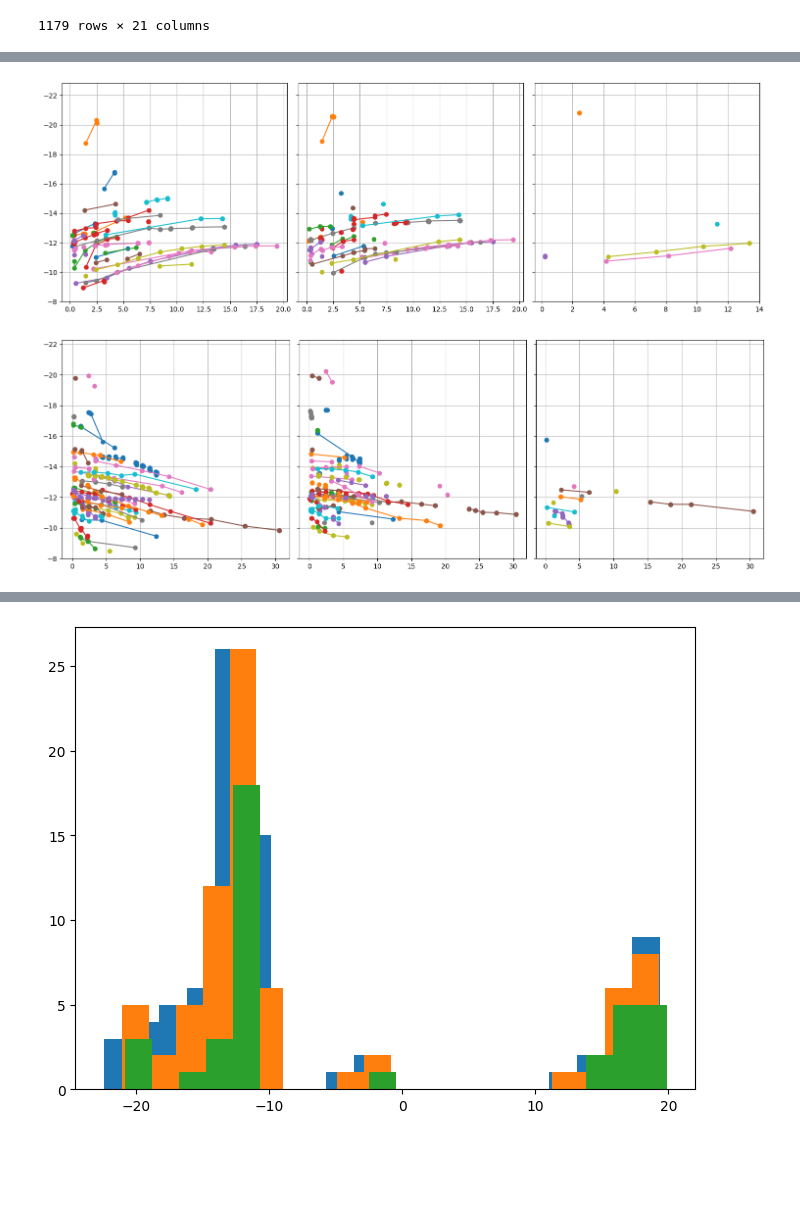
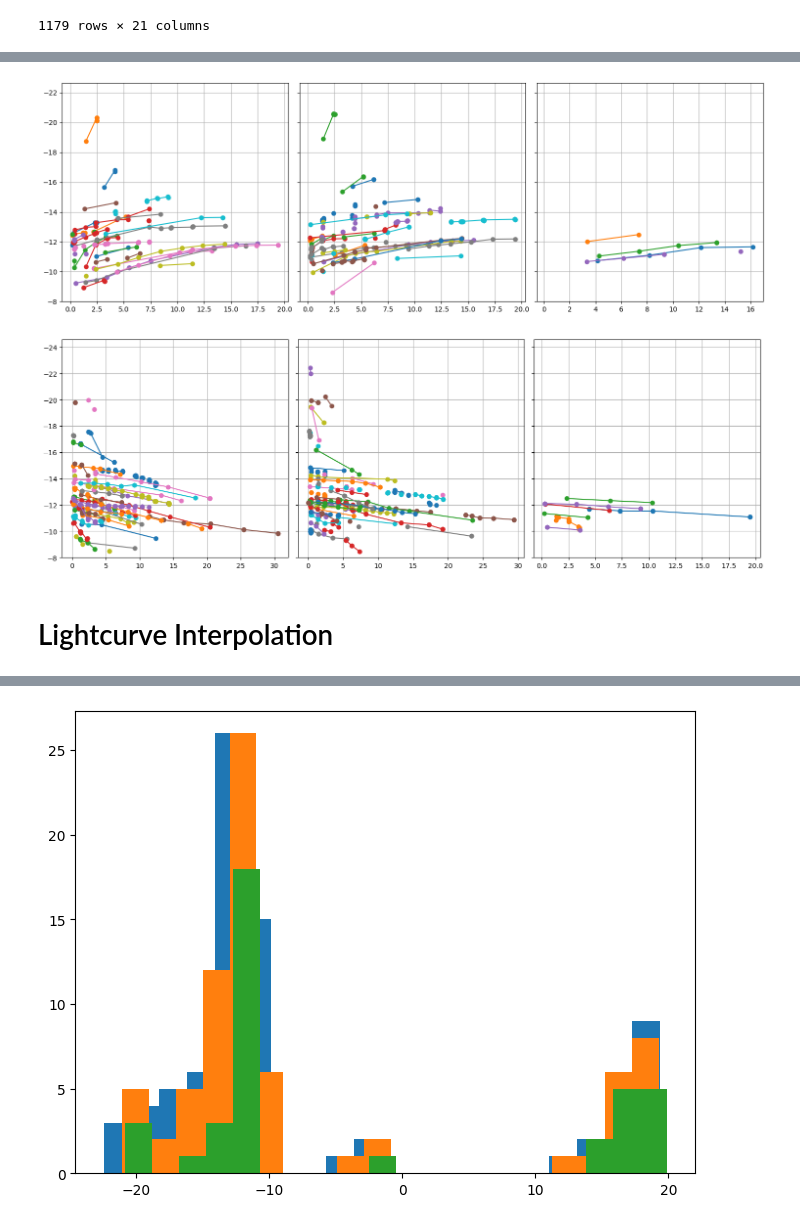
Before and after one commit to tylerbarna/kn-imposters, a Jupyter notebook: hq_candidates.ipynb, the cells around one changed output, grey strips where cells are left out. Drawn from its saved outputs; the diff is of its cells as text; code cells hidden in the pictures; blank space fills up the shorter version.

```diff
--- a/hq_candidates.ipynb
+++ b/hq_candidates.ipynb
@@ -173,10 +190,13 @@ display(zlc_dict['ZTF18aakuewf'][zlc_dict['ZTF18aakuewf']['absmag'].notnull()])
 fig, ax = plt.subplots(nrows=1, ncols=3, figsize=(15, 5), sharey=True)
 
 for key, value in zlc_dict.items():
+    # print(key)
     for i, filt in enumerate(['ztfg', 'ztfr', 'ztfi']):
         filt_val = value[value['filter'] == filt]
         # print(df_eval[df_eval['object'] == key][f'{filter}_rise'])
-        rise_times = df_eval[df_eval['object'] == key][f'{filter}_rise'].values[0]
+        # print(df_eval.columns)
+        # print(f'{filt}_rise')
+        rise_times = df_eval[df_eval['object'] == key][f'{filt}_rise'].values[0]
         #print(rise_times)
         if type(rise_times) != str:
             continue
@@ -195,28 +215,30 @@ for key, value in zlc_dict.items():
 fig.tight_layout();
 plt.show();
 # %% [output]
-[figure, old version]
+[figure, new version]
 # %%
 fig, ax = plt.subplots(nrows=1, ncols=3, figsize=(15, 5), sharey=True)
 
 for key, value in zlc_dict.items():
     for i, filt in enumerate(['ztfg', 'ztfr', 'ztfi']):
         filt_val = value[value['filter'] == filt]
         # print(df_eval[df_eval['object'] == key][f'{filter}_fade'])
-        fade_times = df_eval[df_eval['object'] == key][f'{filter}_fade'].values[0]
+        fade_times = df_eval[df_eval['object'] == key][f'{filt}_fade'].values[0]
         #print(fade_times)
         if type(fade_times) != str:
             continue
         fade_start, fade_end = fade_times.split('-')
         fade_start, fade_end = float(fade_start), float(fade_end)
         filt_val = filt_val[(filt_val['mjd'] > float(fade_start)) & (filt_val['mjd'] < float(fade_end))]
         times = filt_val['mjd'] - float(fade_start)
         values = filt_val['absmag']
         # print(times)
         ax[i].plot(times, values, '-o')
 [ax[i].invert_yaxis() for i in range(3)]
 [ax[i].set_ylim(-8,) for i in range(3)]
 [ax[i].grid() for i in range(3)]
 fig.tight_layout();
 # %% [output]
-[figure, old version]
+[figure, new version]
+# %% [markdown]
+# Lightcurve Interpolation
```
Also changed, not shown: parts of 17 cells of this notebook.
